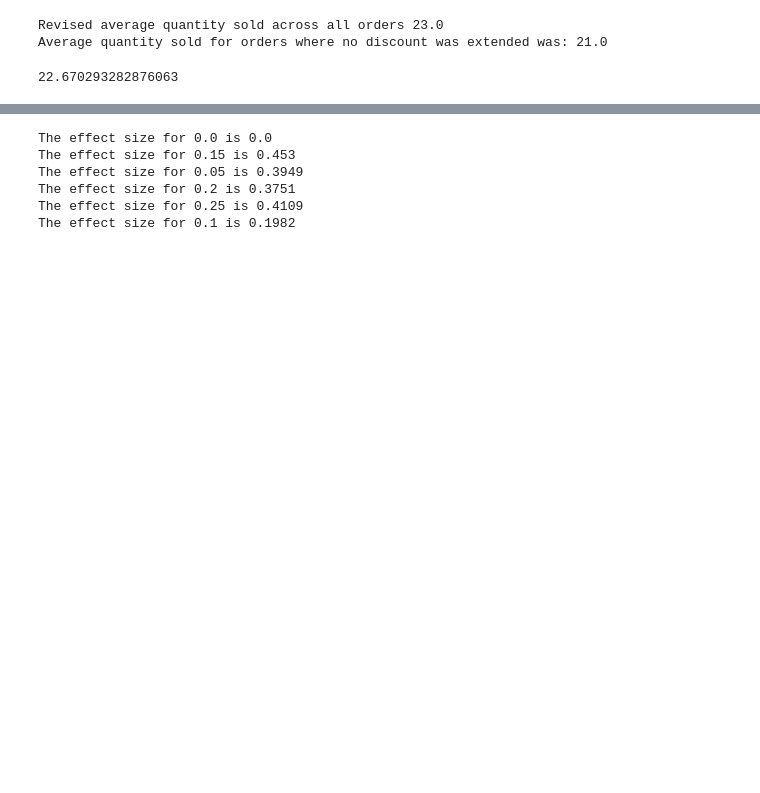
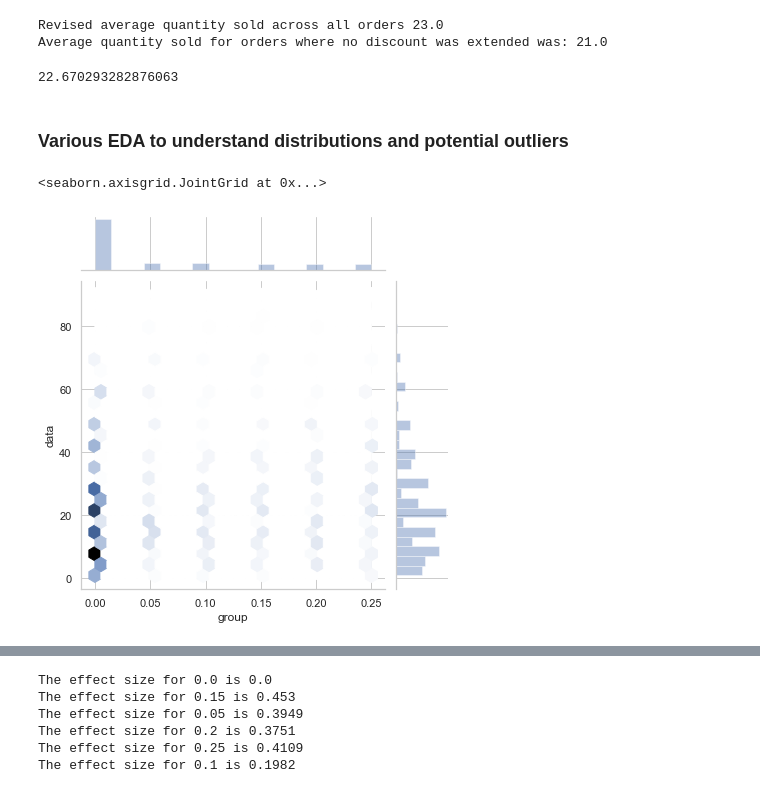
Before and after one commit to andiosika/hypothesis_testing_workflow_python, a Jupyter notebook: student.ipynb, the cells around one changed output, grey strips where cells are left out. Cells and saved outputs as stored; diff of their text form; code cells hidden in the pictures; blank space fills up the shorter version.

```diff
--- a/student.ipynb
+++ b/student.ipynb
@@ -457 +505,8 @@ data_mu
+# %% [markdown]
+### Various EDA to understand distributions and potential outliers
+# %%
+sns.jointplot(data=disc_df, x='group', y='data', kind='hex')
+# %% [output]
+<seaborn.axisgrid.JointGrid at 0x...>
+[figure, added]
 # %%
```
Also changed, not shown: parts of 46 cells of this notebook, 1 other file.
